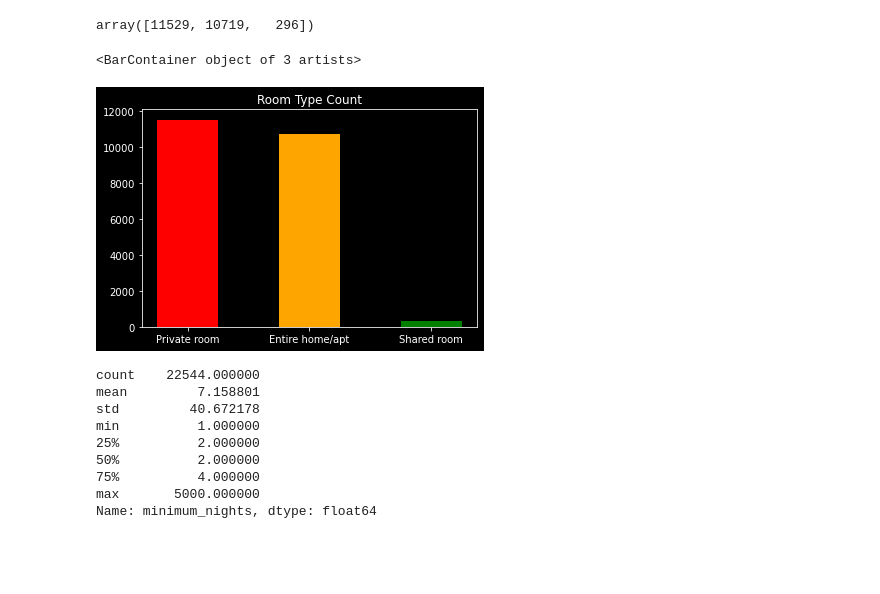
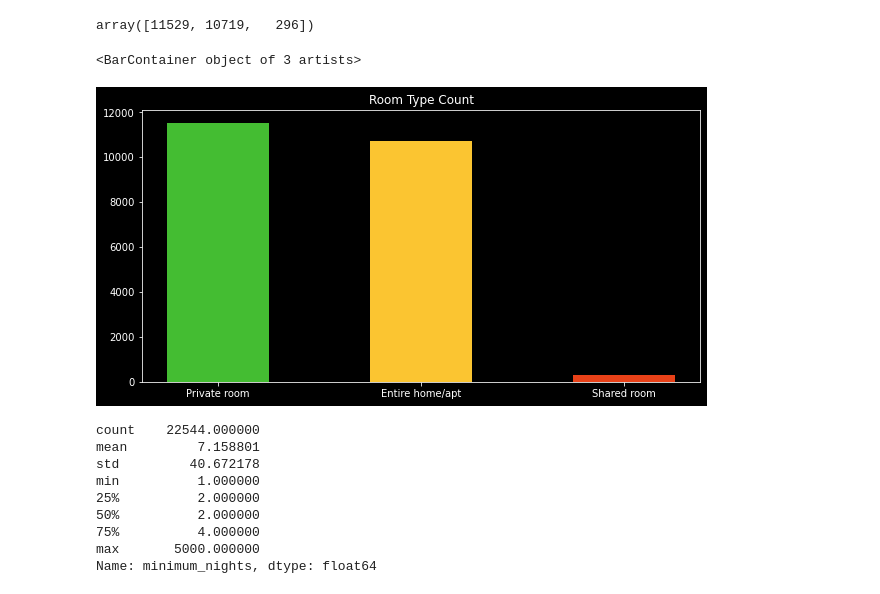
Before and after one commit to JacobUkokobili/Airbnb-Analytics-Berlin, a Jupyter notebook: notebooks/insights.ipynb, the cells around one changed output. Saved outputs shown, nothing was run; the diff lists cells and outputs as text; code cells hidden in the pictures; blank space fills up the shorter version.

```diff
--- a/notebooks/insights.ipynb
+++ b/notebooks/insights.ipynb
@@ -70,11 +82,12 @@ Shared room          296
 Name: room_type, dtype: int64
 array([11529, 10719,   296])
 # %%
+plt.figure(figsize=(10,5))
 plt.title("Room Type Count")
-plt.bar(["Private room", "Entire home/apt", "Shared room"],roomtypes_prop, color=['red','orange','green'], width=0.5)
+plt.bar(["Private room", "Entire home/apt", "Shared room"],roomtypes_prop, color=['#44bd32','#fbc531','#e84118'], width=0.5)
 # %% [output]
 <BarContainer object of 3 artists>
-[figure, old version]
+[figure, new version]
 # %%
 listings["minimum_nights"].describe()
 # %% [output]
```
Also changed, not shown: parts of 15 cells of this notebook.
